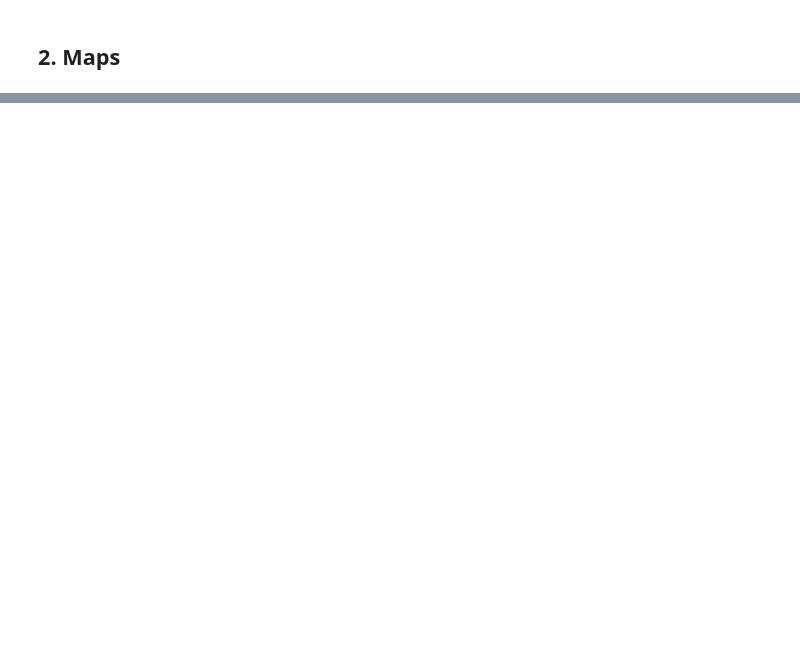
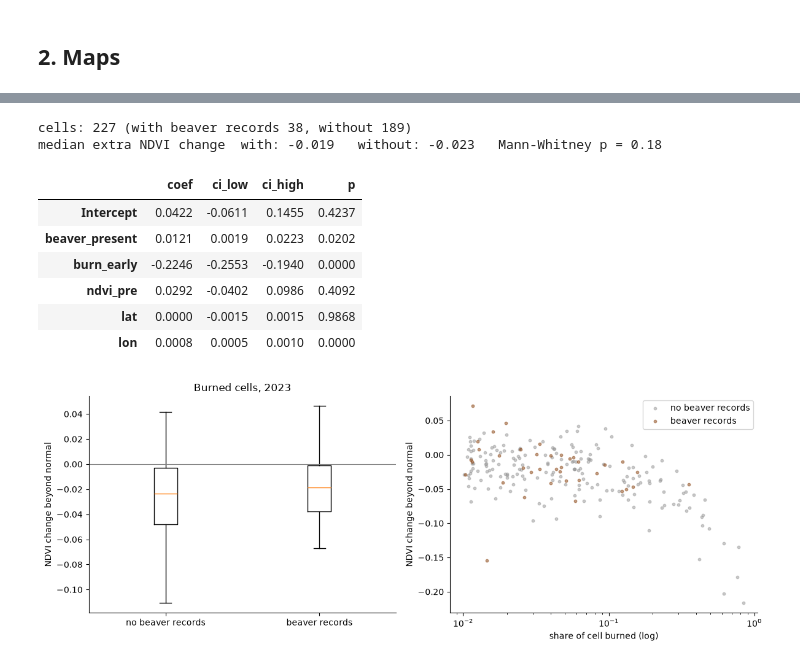
Before and after one commit to Kanahe1800/burntbeaver, a Jupyter notebook: prep/stats_cells.ipynb, the cells around one changed output, grey strips where cells are left out. Saved outputs shown, nothing was run; the diff lists cells and outputs as text; code cells hidden in the pictures; blank space fills up the shorter version.

```diff
--- a/prep/stats_cells.ipynb
+++ b/prep/stats_cells.ipynb
@@ -27,9 +32,10 @@ import pandas as pd
 import geopandas as gpd
 import matplotlib.pyplot as plt
 from scipy import stats
+from scipy import ndimage as ndi
 import statsmodels.formula.api as smf
 
-pd.set_option("display.width", 140)
+pd.set_option("display.width", 160)
 plt.rcParams.update({"figure.dpi": 100, "axes.spines.top": False, "axes.spines.right": False})
 # %% [markdown]
 ## Settings
@@ -363,0 +264,51 @@ saved ndvi_timelapse_50km.gif (7 months)
+# %%
+def ndvi_set(d):
+    return d[(d["burn_early"] >= MIN_BURN_FRAC) & (d["burn_late"] < CLEAN) & (d["burn_prev"] < CLEAN)]
+
+
+def ndvi_model(d):
+    s = ndvi_set(d)
+    if (s["beaver_present"] == 1).sum() < 5 or (s["beaver_present"] == 0).sum() < 5:
+        return None, s
+    return smf.ols("ndvi_change_anom ~ beaver_present + burn_early + ndvi_pre + lat + lon", data=s).fit(cov_type="HC3"), s
+
+
+m, burned_ndvi = ndvi_model(df)
+with_b = burned_ndvi.loc[burned_ndvi["beaver_present"] == 1, "ndvi_change_anom"]
+without_b = burned_ndvi.loc[burned_ndvi["beaver_present"] == 0, "ndvi_change_anom"]
+print(f"cells: {len(burned_ndvi):,} (with {ANIMAL} records {len(with_b):,}, without {len(without_b):,})")
+if m is not None:
+    u, p_mw = stats.mannwhitneyu(with_b, without_b, alternative="two-sided")
+    print(f"median extra NDVI change  with: {with_b.median():+.3f}   without: {without_b.median():+.3f}   Mann-Whitney p = {p_mw:.3g}")
+    ci = m.conf_int()
+    display(pd.DataFrame({"coef": m.params, "ci_low": ci[0], "ci_high": ci[1], "p": m.pvalues}).round(4))
+
+    fig, ax = plt.subplots(1, 2, figsize=(12, 4.5))
+    ax[0].boxplot([without_b, with_b], showfliers=False)
+    ax[0].set_xticks([1, 2], [f"no {ANIMAL} records", f"{ANIMAL} records"])
+    ax[0].axhline(0, color="grey", lw=0.8)
+    ax[0].set_ylabel("NDVI change beyond normal")
+    ax[0].set_title(f"Burned cells, {YEAR}")
+    for present, color in ((0, "#999999"), (1, "#8b4513")):
+        s = burned_ndvi[burned_ndvi["beaver_present"] == present]
+        ax[1].scatter(s["burn_early"], s["ndvi_change_anom"], s=10, alpha=0.5, color=color,
+                      label=f"{ANIMAL} records" if present else f"no {ANIMAL} records")
+    ax[1].set_xscale("log")
+    ax[1].set_xlabel("share of cell burned (log)")
+    ax[1].set_ylabel("NDVI change beyond normal")
+    ax[1].legend()
+    plt.tight_layout()
+    plt.show()
+else:
+    print("Not enough cells in one of the groups.")
+# %% [output]
+cells: 227 (with beaver records 38, without 189)
+median extra NDVI change  with: -0.019   without: -0.023   Mann-Whitney p = 0.18
+|  | coef | ci_low | ci_high | p |
+| Intercept | 0.0422 | -0.0611 | 0.1455 | 0.4237 |
+| beaver_present | 0.0121 | 0.0019 | 0.0223 | 0.0202 |
+| burn_early | -0.2246 | -0.2553 | -0.1940 | 0.0000 |
+| ndvi_pre | 0.0292 | -0.0402 | 0.0986 | 0.4092 |
+| lat | 0.0000 | -0.0015 | 0.0015 | 0.9868 |
+| lon | 0.0008 | 0.0005 | 0.0010 | 0.0000 |
+[figure, added]
```
Also changed, not shown: parts of 45 cells of this notebook, 9 other files.
